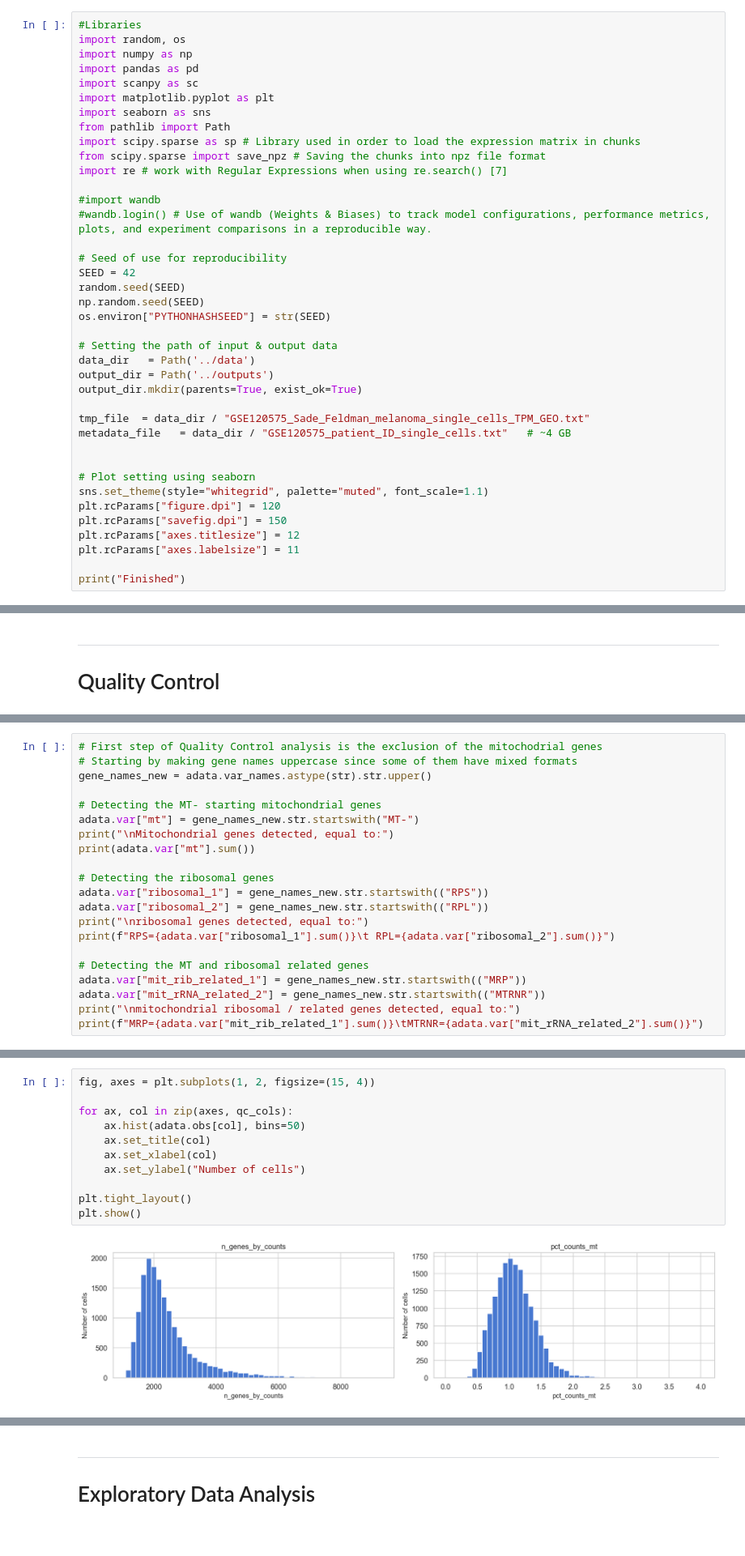
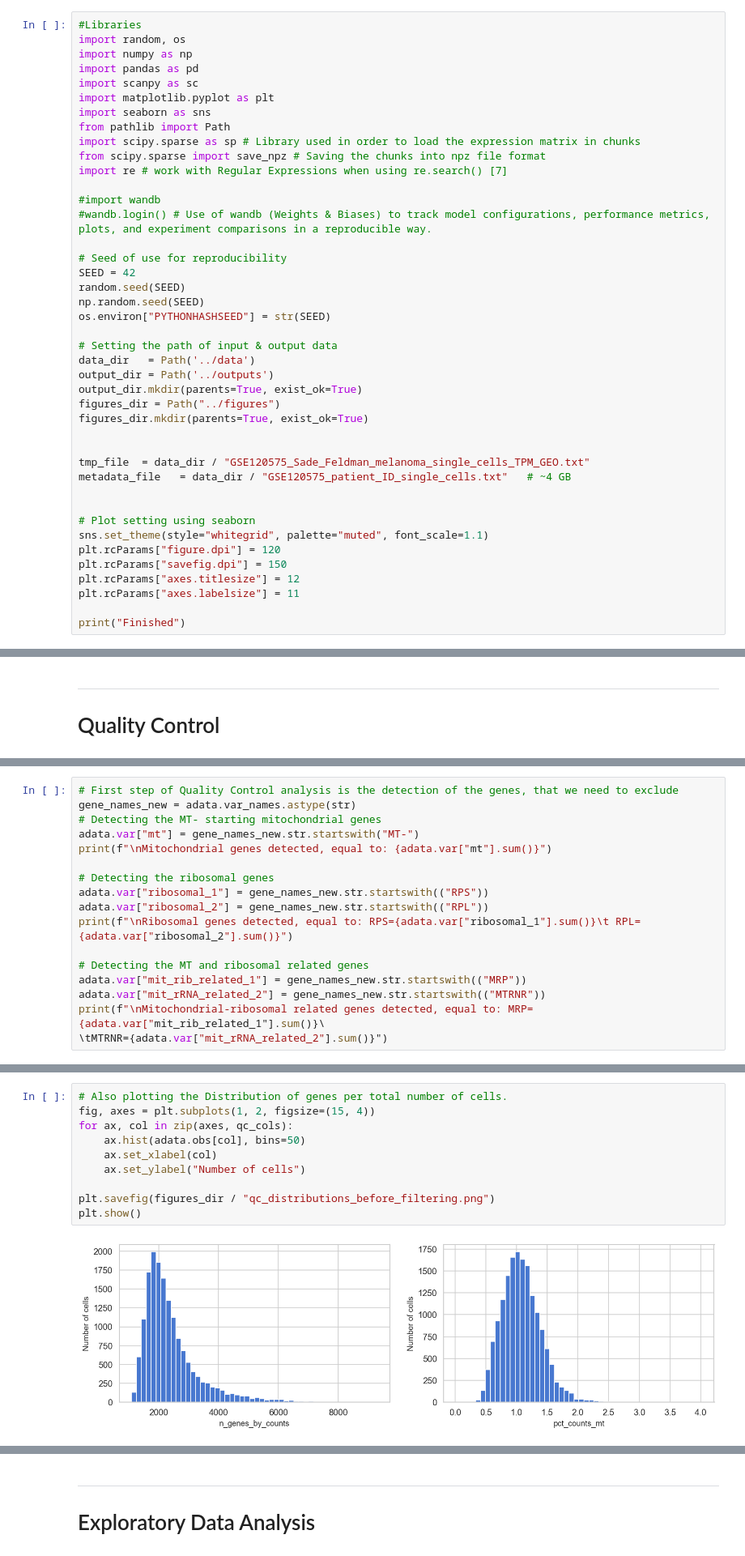
Before and after one commit to georgexrysiko/MLCB-Group-Project-2026, a Jupyter notebook: notebooks/EDA&Preprocessing.ipynb, the cells around one changed output, grey strips where cells are left out. Shown at 81% size. Drawn from its saved outputs; the diff is of its cells as text.

Commit message:
QC + Filtering finished

```diff
--- a/notebooks/EDA&Preprocessing.ipynb
+++ b/notebooks/EDA&Preprocessing.ipynb
@@ -86,6 +86,9 @@ os.environ["PYTHONHASHSEED"] = str(SEED)
 data_dir   = Path('../data')
 output_dir = Path('../outputs')
 output_dir.mkdir(parents=True, exist_ok=True)
+figures_dir = Path("../figures")
+figures_dir.mkdir(parents=True, exist_ok=True)
+
 
 tmp_file  = data_dir / "GSE120575_Sade_Feldman_melanoma_single_cells_TPM_GEO.txt"
 metadata_file   = data_dir / "GSE120575_patient_ID_single_cells.txt"   # ~4 GB
@@ -547,22 +555,18 @@ Loading the AnnData: (16291, 55737)
 # %%
-# First step of Quality Control analysis is the exclusion of the mitochodrial genes
-# Starting by making gene names uppercase since some of them have mixed formats
-gene_names_new = adata.var_names.astype(str).str.upper()
-
+# First step of Quality Control analysis is the detection of the genes, that we need to exclude
+gene_names_new = adata.var_names.astype(str)
 # Detecting the MT- starting mitochondrial genes
 adata.var["mt"] = gene_names_new.str.startswith("MT-")
-print("\nMitochondrial genes detected, equal to:")
-print(adata.var["mt"].sum())
+print(f"\nMitochondrial genes detected, equal to: {adata.var["mt"].sum()}")
 
 # Detecting the ribosomal genes
 adata.var["ribosomal_1"] = gene_names_new.str.startswith(("RPS"))
 adata.var["ribosomal_2"] = gene_names_new.str.startswith(("RPL"))
-print("\nribosomal genes detected, equal to:")
-print(f"RPS={adata.var["ribosomal_1"].sum()}\t RPL={adata.var["ribosomal_2"].sum()}")
+print(f"\nRibosomal genes detected, equal to: RPS={adata.var["ribosomal_1"].sum()}\t RPL={adata.var["ribosomal_2"].sum()}")
 
 # Detecting the MT and ribosomal related genes
 adata.var["mit_rib_related_1"] = gene_names_new.str.startswith(("MRP"))
 adata.var["mit_rRNA_related_2"] = gene_names_new.str.startswith(("MTRNR"))
-print("\nmitochondrial ribosomal / related genes detected, equal to:")
-print(f"MRP={adata.var["mit_rib_related_1"].sum()}\tMTRNR={adata.var["mit_rRNA_related_2"].sum()}")
+print(f"\nMitochondrial-ribosomal related genes detected, equal to: MRP={adata.var["mit_rib_related_1"].sum()}\
+\tMTRNR={adata.var["mit_rRNA_related_2"].sum()}")
 # %% [output]
@@ -600,15 +595,14 @@ min              1093.00           0.02
 75%              2708.50           1.27
 max              9315.00           4.02
 # %%
+# Also plotting the Distribution of genes per total number of cells.
 fig, axes = plt.subplots(1, 2, figsize=(15, 4))
-
 for ax, col in zip(axes, qc_cols):
     ax.hist(adata.obs[col], bins=50)
-    ax.set_title(col)
     ax.set_xlabel(col)
     ax.set_ylabel("Number of cells")
 
-plt.tight_layout()
+plt.savefig(figures_dir / "qc_distributions_before_filtering.png")
 plt.show()
 # %% [output]
-[figure, old version]
+[figure, new version]
```
Also changed, not shown: parts of 14 cells of this notebook, 1 other file.
